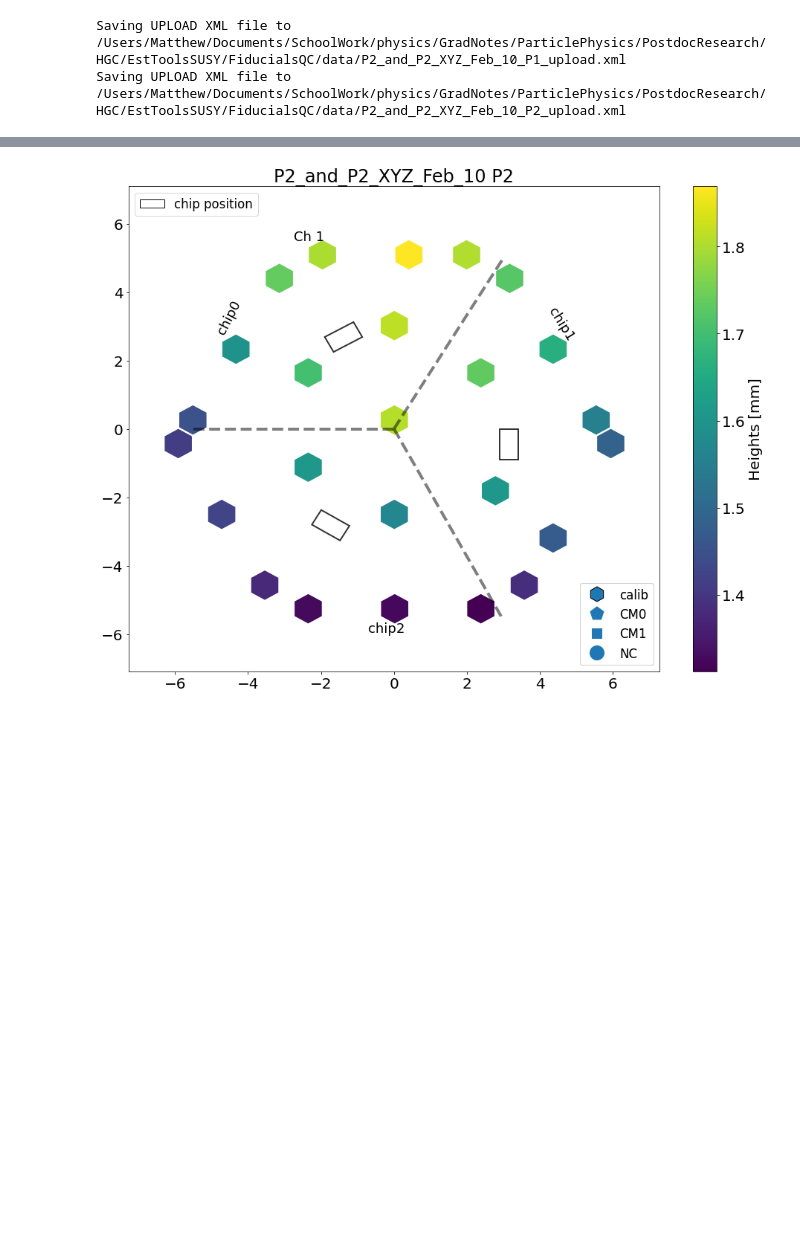
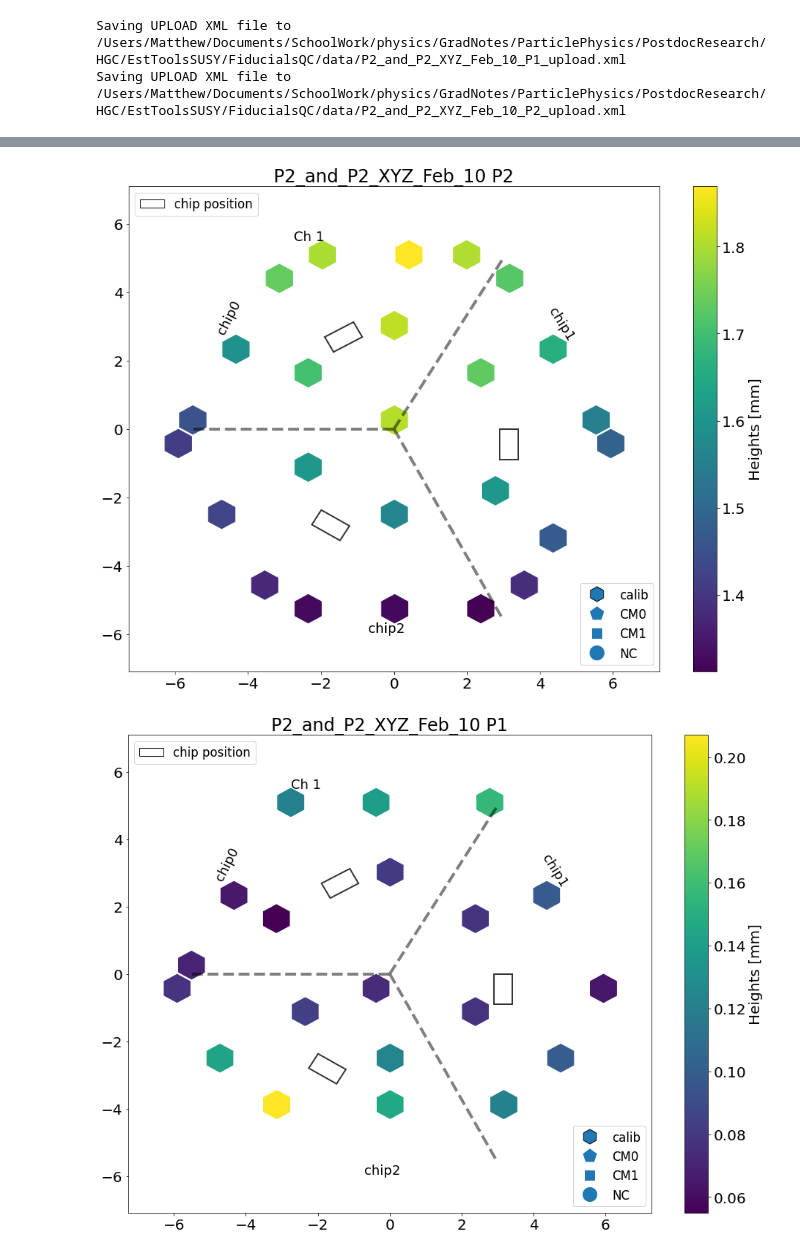
Before and after one commit to mkilpatr/FiducialsQC, a Jupyter notebook: FiducialComparison.ipynb, the cells around one changed output, grey strips where cells are left out. Cells and saved outputs as stored; diff of their text form; code cells hidden in the pictures; blank space fills up the shorter version.

Commit message:
Adding survey abilities to methods

```diff
--- a/FiducialComparison.ipynb
+++ b/FiducialComparison.ipynb
@@ -14,9 +14,14 @@ print(workDir)
 #component heights for sensor in location P1 or P2.
 #Methods can run either way!
 
-pcbfile = workDir + '/data/pcbfiducialtrialrun.xls'
+pcbfile = workDir + '/data/some-PCB-file.xls'
 fiducialfile = workDir + '/data/GantryTrayFiducialData.xls'
 sensorfile = workDir + '/data/P2_and_P2_XYZ_Feb_10.xls'
+surveyfile = workDir + '/data/surveyTest.xls'
+
+survey = GetExcel(surveyfile)
+survey.read()
+#print(survey.df)
 
 sensor = GetExcel(sensorfile)
 sensor.read()
@@ -48,6 +53,10 @@ if pcb.exists:
     pcbDF = ReadDataframe(pcb.df, pcbfile)
     pcbDF.readComponentFiducials()
     pcbDF.readComponentHeights()
+
+if survey.exists:
+    surveyDF = ReadDataframe(survey.df, surveyfile)
+    surveyDF.readComponentHeights()
 # %%
 %run utils/QualityControl.ipynb
 %autoreload 2
@@ -77,6 +86,10 @@ if pcb.exists:
     if len(pcbDF.heightP2): pcbP2.runHeights()
     pcbP2.rating()
     print(pcbP2)
+
+if survey.exists:
+    surveyComp = QualityControl(fidDF, surveyDF, 'Survey', False, True)
+    if len(surveyDF.heightP1): surveyComp.runHeights()
 # %% [output]
 The module/component in P1 has completed QC!
 Rotation --> Left Fiducial: 90.627 degrees, Right Fiducial: 90.627 degrees
@@ -144,4 +157,10 @@ if pcb.exists:
         label = pcbDF.name + ' P2'
         pcbPlotP2 = HeightPlotter(pcbP2.hgts, pcbP2.hXY, pcbDF.name + '_P2', pcbDF.dir + '/', label)
         pcbPlotP2.padMapping()
+
+if survey.exists:
+    if len(surveyComp.hgts):
+        label = senDF.name + ' P1'
+        surveyPlot = HeightPlotter(surveyComp.hgts, surveyComp.hXY, surveyDF.name + '_survey', surveyDF.dir + '/', label)
+        surveyPlot.padMapping()
 # %% [output]
@@ -150,2 +179,3 @@ Plotting hexmaps
 [figure]
 [figure]
+[figure, added]
```
Also changed, not shown: parts of 2 cells of this notebook, 2 other files.
